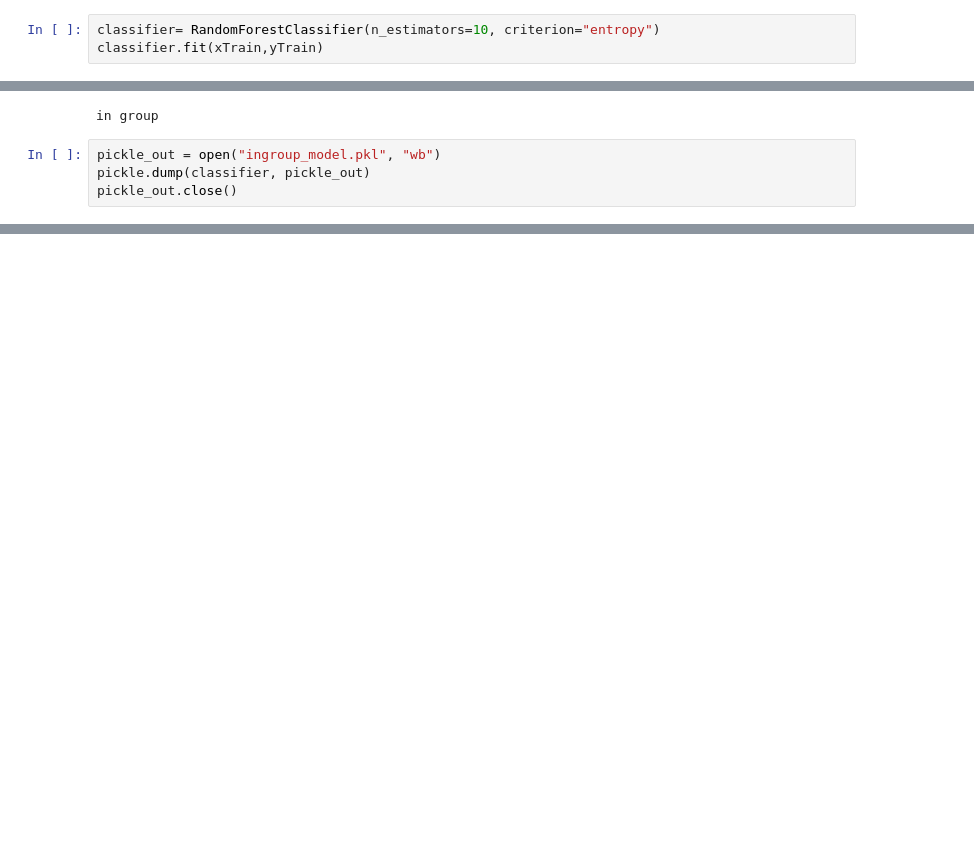
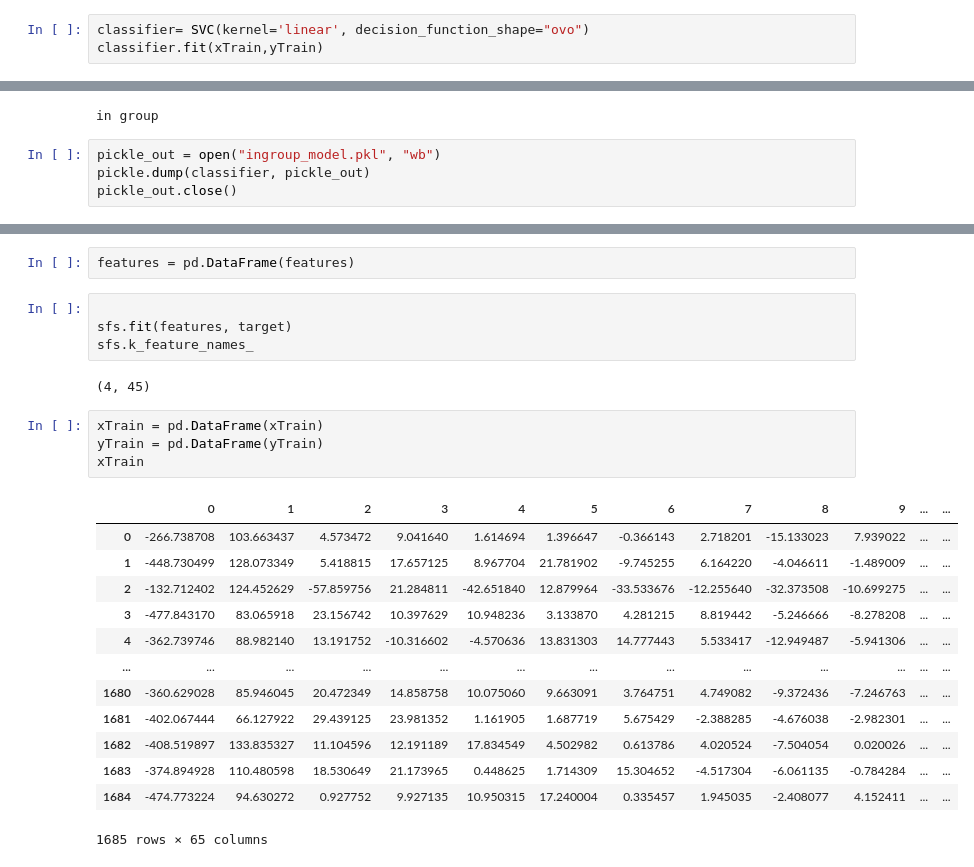
Before and after one commit to omaranwar21/Voice-Fingerprint-Recogintion, a Jupyter notebook: processing/ingroup.ipynb, the cells around one changed output, grey strips where cells are left out. Drawn from its saved outputs; the diff is of its cells as text; blank space fills up the shorter version.

```diff
--- a/processing/ingroup.ipynb
+++ b/processing/ingroup.ipynb
@@ -123,6 +123,6 @@ target = encoder.fit_transform(target)
 # %%
 xTrain, xTest, yTrain, yTest = train_test_split(features, target, test_size=0.25, random_state=0)
 # %%
-classifier= RandomForestClassifier(n_estimators=10, criterion="entropy")
+classifier= SVC(kernel='linear', decision_function_shape="ovo")
 classifier.fit(xTrain,yTrain)
 # %% [output]
@@ -158,0 +169,26 @@ pickle_out.close()
+# %%
+features = pd.DataFrame(features)
+# %%
+
+sfs.fit(features, target)
+sfs.k_feature_names_
+# %% [output]
+(4, 45)
+# %%
+xTrain = pd.DataFrame(xTrain)
+yTrain = pd.DataFrame(yTrain)
+xTrain
+# %% [output]
+|  | 0 | 1 | 2 | 3 | 4 | 5 | 6 | 7 | 8 | 9 | ... | ... |
+| 0 | -266.738708 | 103.663437 | 4.573472 | 9.041640 | 1.614694 | 1.396647 | -0.366143 | 2.718201 | -15.133023 | 7.939022 | ... | ... |
+| 1 | -448.730499 | 128.073349 | 5.418815 | 17.657125 | 8.967704 | 21.781902 | -9.745255 | 6.164220 | -4.046611 | -1.489009 | ... | ... |
+| 2 | -132.712402 | 124.452629 | -57.859756 | 21.284811 | -42.651840 | 12.879964 | -33.533676 | -12.255640 | -32.373508 | -10.699275 | ... | ... |
+| 3 | -477.843170 | 83.065918 | 23.156742 | 10.397629 | 10.948236 | 3.133870 | 4.281215 | 8.819442 | -5.246666 | -8.278208 | ... | ... |
+| 4 | -362.739746 | 88.982140 | 13.191752 | -10.316602 | -4.570636 | 13.831303 | 14.777443 | 5.533417 | -12.949487 | -5.941306 | ... | ... |
+| ... | ... | ... | ... | ... | ... | ... | ... | ... | ... | ... | ... | ... |
+| 1680 | -360.629028 | 85.946045 | 20.472349 | 14.858758 | 10.075060 | 9.663091 | 3.764751 | 4.749082 | -9.372436 | -7.246763 | ... | ... |
+| 1681 | -402.067444 | 66.127922 | 29.439125 | 23.981352 | 1.161905 | 1.687719 | 5.675429 | -2.388285 | -4.676038 | -2.982301 | ... | ... |
+| 1682 | -408.519897 | 133.835327 | 11.104596 | 12.191189 | 17.834549 | 4.502982 | 0.613786 | 4.020524 | -7.504054 | 0.020026 | ... | ... |
+| 1683 | -374.894928 | 110.480598 | 18.530649 | 21.173965 | 0.448625 | 1.714309 | 15.304652 | -4.517304 | -6.061135 | -0.784284 | ... | ... |
+| 1684 | -474.773224 | 94.630272 | 0.927752 | 9.927135 | 10.950315 | 17.240004 | 0.335457 | 1.945035 | -2.408077 | 4.152411 | ... | ... |
+1685 rows × 65 columns
```
Also changed, not shown: parts of 7 cells of this notebook, 1 other file.
